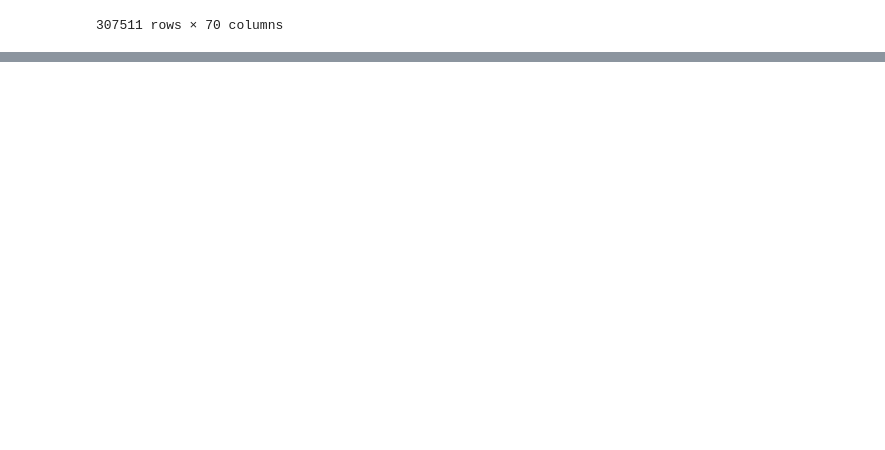
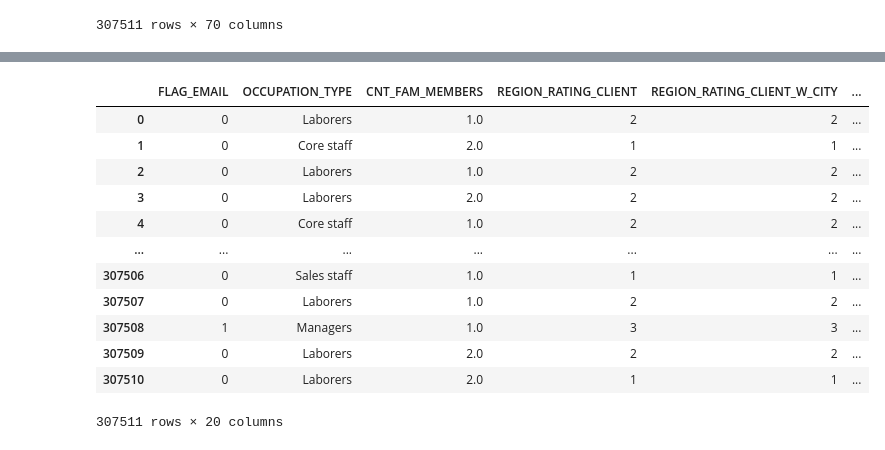
Before and after one commit to ishaansathaye/CSC369Project-LoanApproval, a Jupyter notebook: temp.ipynb, the cells around one changed output, grey strips where cells are left out. Drawn from its saved outputs; the diff is of its cells as text; code cells hidden in the pictures; blank space fills up the shorter version.

```diff
--- a/temp.ipynb
+++ b/temp.ipynb
@@ -99,0 +116,16 @@ df
+# %%
+df[df.columns[20:40]]
+# %% [output]
+|  | FLAG_EMAIL | OCCUPATION_TYPE | CNT_FAM_MEMBERS | REGION_RATING_CLIENT | REGION_RATING_CLIENT_W_CITY | ... |
+| 0 | 0 | Laborers | 1.0 | 2 | 2 | ... |
+| 1 | 0 | Core staff | 2.0 | 1 | 1 | ... |
+| 2 | 0 | Laborers | 1.0 | 2 | 2 | ... |
+| 3 | 0 | Laborers | 2.0 | 2 | 2 | ... |
+| 4 | 0 | Core staff | 1.0 | 2 | 2 | ... |
+| ... | ... | ... | ... | ... | ... | ... |
+| 307506 | 0 | Sales staff | 1.0 | 1 | 1 | ... |
+| 307507 | 0 | Laborers | 1.0 | 2 | 2 | ... |
+| 307508 | 1 | Managers | 1.0 | 3 | 3 | ... |
+| 307509 | 0 | Laborers | 2.0 | 2 | 2 | ... |
+| 307510 | 0 | Laborers | 2.0 | 1 | 1 | ... |
+307511 rows × 20 columns
```
Also changed, not shown: parts of 6 cells of this notebook, 1 other file.
